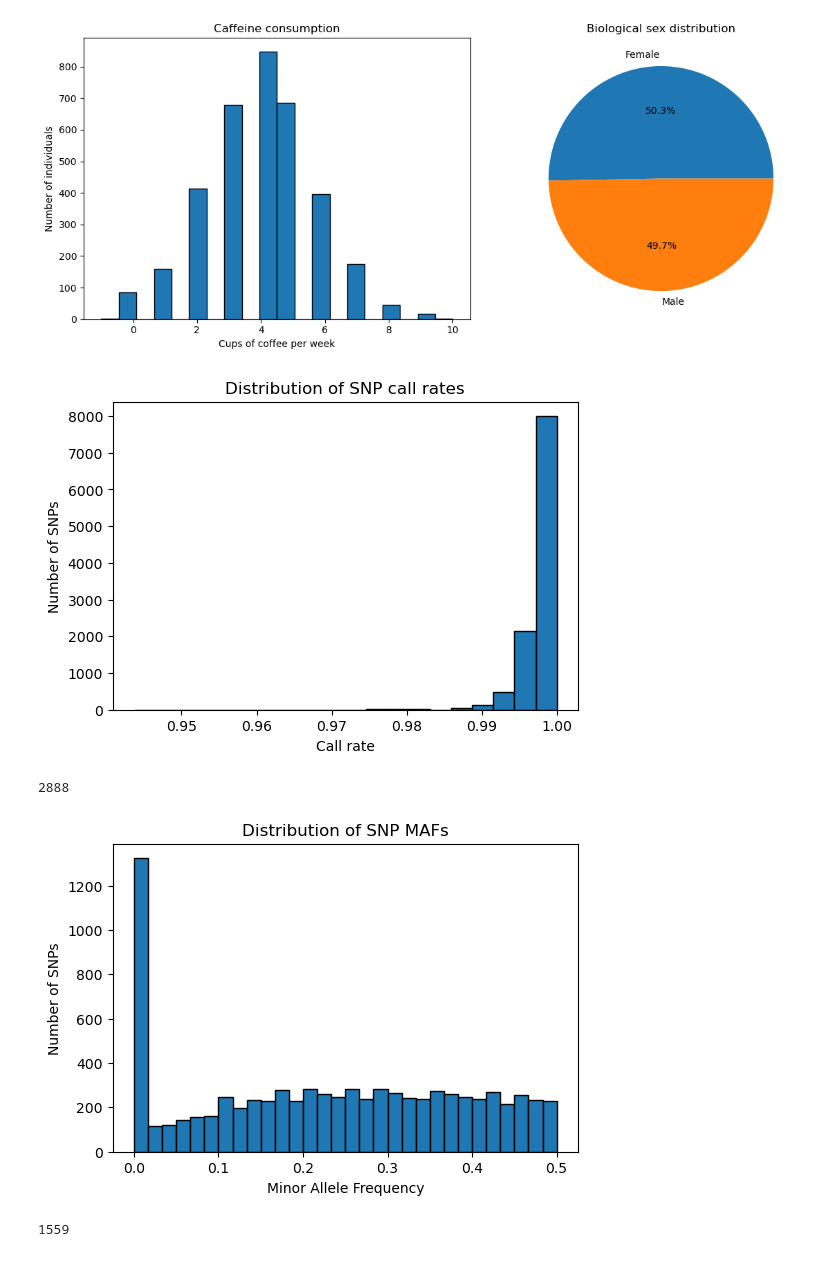
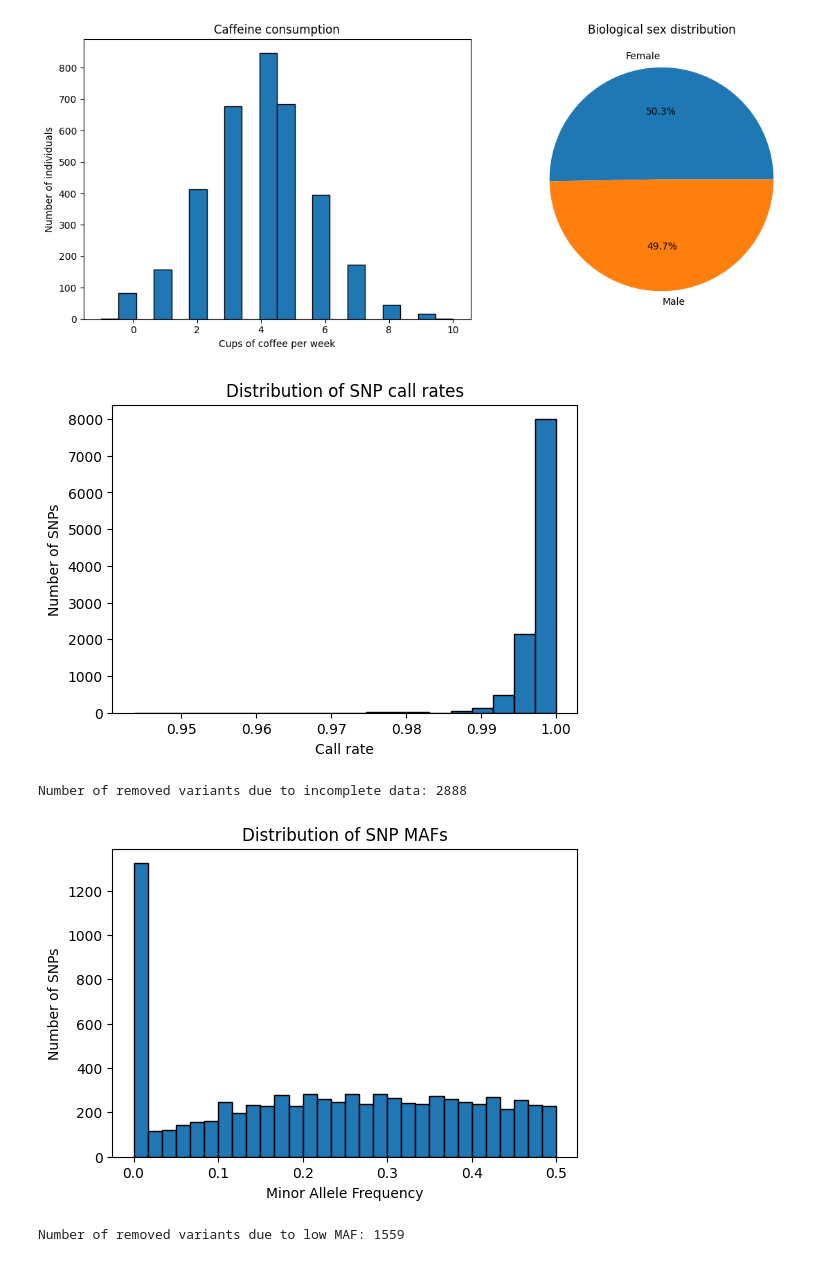
Before and after one commit to leaslive/GeneticsandGenomics, a Jupyter notebook: Genetics Project.ipynb, the cells around one changed output. Saved outputs shown, nothing was run; the diff lists cells and outputs as text; code cells hidden in the pictures.

Commit message:
added descriptive print messages

```diff
--- a/Genetics Project.ipynb
+++ b/Genetics Project.ipynb
@@ -100,10 +100,10 @@ vcf_filtered = vcf_df[vcf_df["call_rate"] == 1.0]
 
 # How many removed?
 num_removed = len(vcf_df) - len(vcf_filtered)
-num_removed
+print("Number of removed variants due to incomplete data: " + str(num_removed))
 # %% [output]
-[figure, old version]
+[figure, new version]
-2888
+Number of removed variants due to incomplete data: 2888
 # %%
 # SECTION 3: Minor Allele Frequency
 def gt_to_num(gt):
@@ -118,33 +118,31 @@ def gt_to_num(gt):
 # %%
 # Convert GT to numeric
 geno_numeric = vcf_filtered[sample_cols].map(gt_to_num)
 
 # Allele frequency
 allele_count = geno_numeric.sum(axis=1)
 called = geno_numeric.notna().sum(axis=1)
 allele_total = 2 * called
 freq = allele_count / allele_total
 
 # Minor allele frequency
 maf = np.where(freq <= 0.5, freq, 1 - freq)
-
-# Fix warnings by copying
 vcf_filtered = vcf_filtered.copy()
 vcf_filtered["MAF"] = maf
 
 # Histogram
 plt.figure(figsize=(6,4))
 plt.hist(maf, bins=30, edgecolor="black")
 plt.xlabel("Minor Allele Frequency")
 plt.ylabel("Number of SNPs")
 plt.title("Distribution of SNP MAFs")
 plt.show()
 
 # Filtering
 vcf_maf_filtered = vcf_filtered[maf > 0.05]
 
 num_removed_maf = len(vcf_filtered) - len(vcf_maf_filtered)
-num_removed_maf
+print("Number of removed variants due to low MAF: " + str(num_removed_maf))
 # %% [output]
-[figure, old version]
+[figure, new version]
-1559
+Number of removed variants due to low MAF: 1559
```
